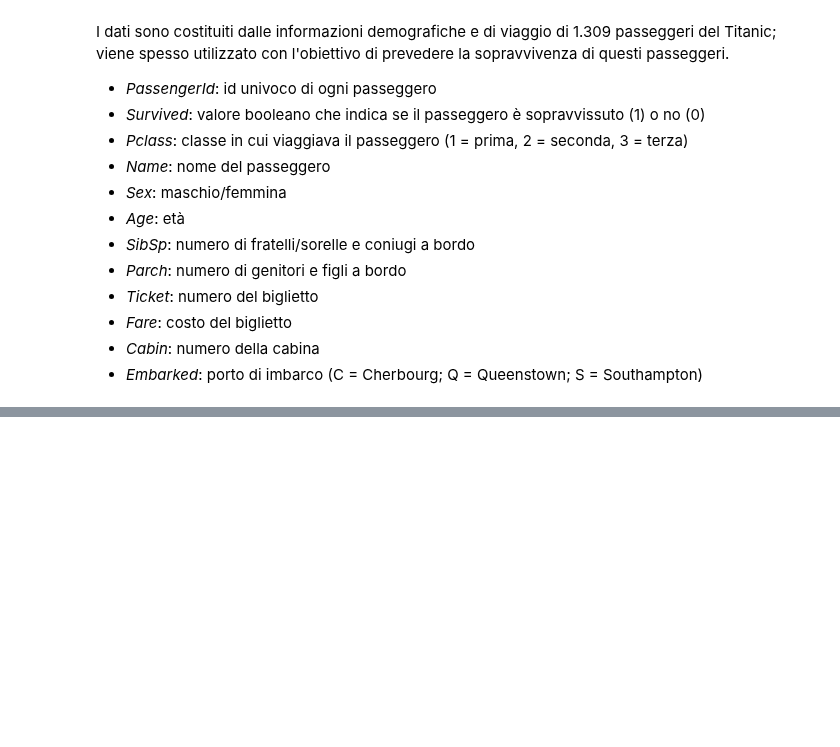
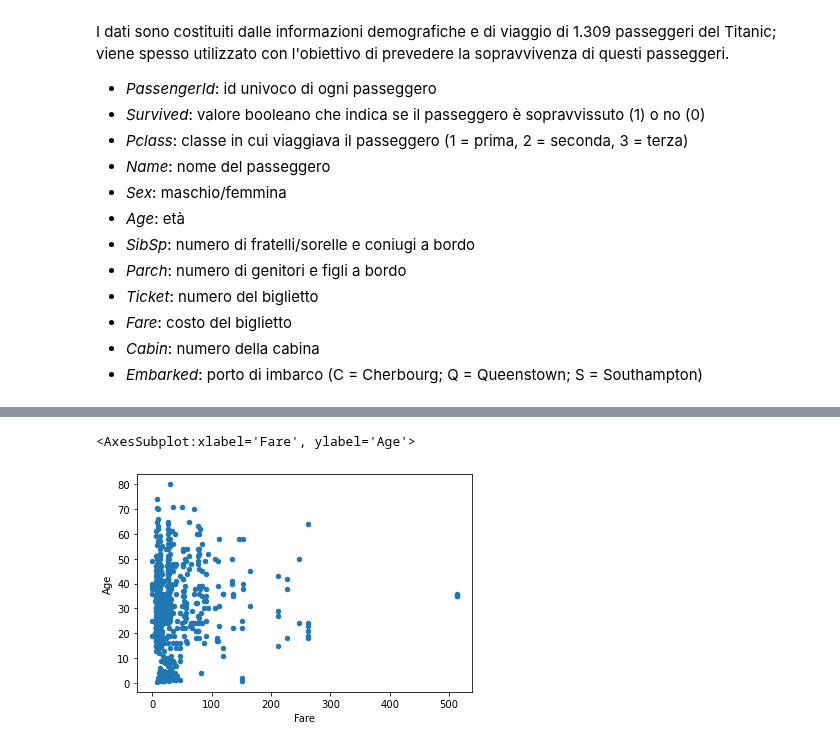
Before and after one commit to sergiopicascia/stat4bigdata, a Jupyter notebook: lezione-08/08-1-pandas.ipynb, the cells around one changed output, grey strips where cells are left out. Cells and saved outputs as stored; diff of their text form; code cells hidden in the pictures; blank space fills up the shorter version.

```diff
--- a/lezione-08/08-1-pandas.ipynb
+++ b/lezione-08/08-1-pandas.ipynb
@@ -25,0 +475,5 @@ I dati sono costituiti dalle informazioni demografiche e di viaggio di 1.309 pas
+# %%
+data.plot.scatter(x='Fare', y='Age')
+# %% [output]
+<AxesSubplot:xlabel='Fare', ylabel='Age'>
+[figure, added]
```
Also changed, not shown: parts of 51 cells of this notebook, 1 other file.
